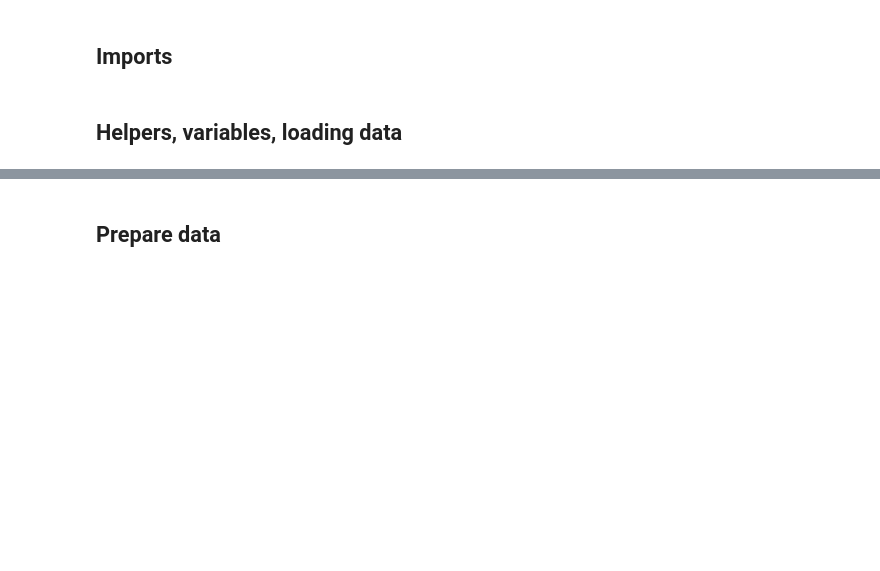
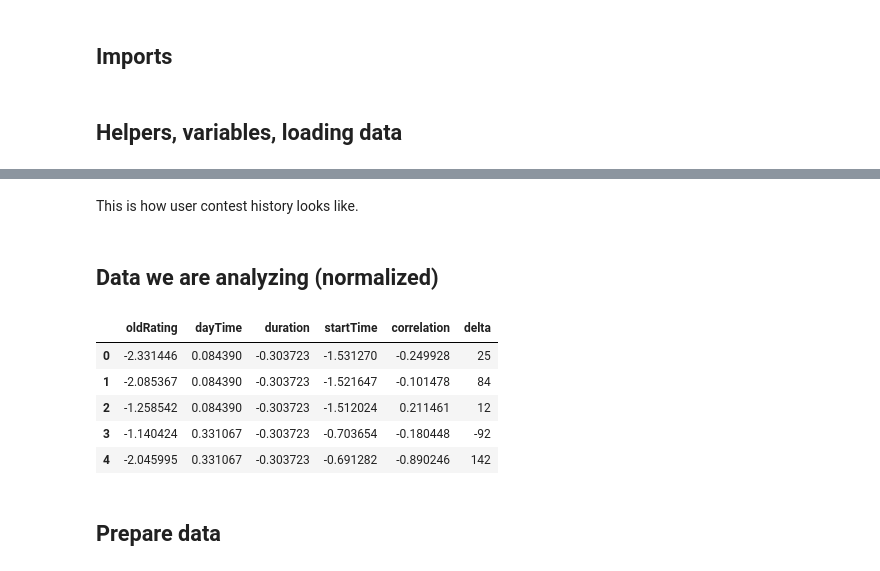
Before and after one commit to wiklam/CF-predictor, a Jupyter notebook: KNN/KNN.ipynb, the cells around one changed output, grey strips where cells are left out. Saved outputs shown, nothing was run; the diff lists cells and outputs as text; code cells hidden in the pictures; blank space fills up the shorter version.

```diff
--- a/KNN/KNN.ipynb
+++ b/KNN/KNN.ipynb
@@ -41,7 +41,7 @@ def get_users(threshold=50, fraction=1):
     return np.random.choice(all_users, n, replace=False)
 
 def get_random_user(threshold=50):
-    return np.random.choice(get_all_users(threshold=threshold))
+    return np.random.choice(get_users(threshold=threshold))
 
 def get_correlation(user, author):
     if not author in db.history:
@@ -109,3 +132,17 @@ def get_train_test(handle=None, threshold=50):
+# %% [markdown]
+This is how user contest history looks like.
+# %% [markdown]
+## Data we are analyzing (normalized)
+# %%
+X_train, X_test, y_train, y_test = get_train_test()
+pd.concat((X_train, y_train), axis=1).head()
+# %% [output]
+|  | oldRating | dayTime | duration | startTime | correlation | delta |
+| 0 | -2.331446 | 0.084390 | -0.303723 | -1.531270 | -0.249928 | 25 |
+| 1 | -2.085367 | 0.084390 | -0.303723 | -1.521647 | -0.101478 | 84 |
+| 2 | -1.258542 | 0.084390 | -0.303723 | -1.512024 | 0.211461 | 12 |
+| 3 | -1.140424 | 0.331067 | -0.303723 | -0.703654 | -0.180448 | -92 |
+| 4 | -2.045995 | 0.331067 | -0.303723 | -0.691282 | -0.890246 | 142 |
 # %% [markdown]
 ## Prepare data
 # %%
```
Also changed, not shown: parts of 4 cells of this notebook.
